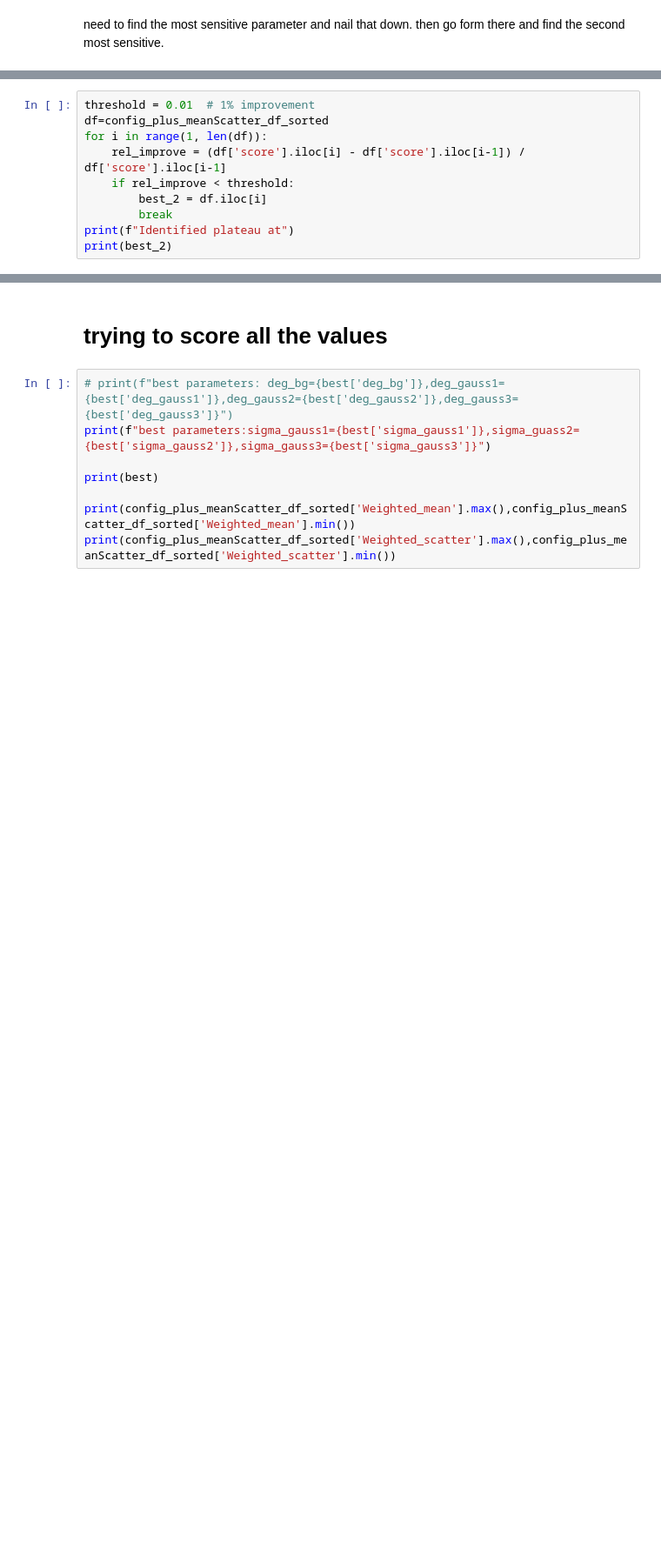
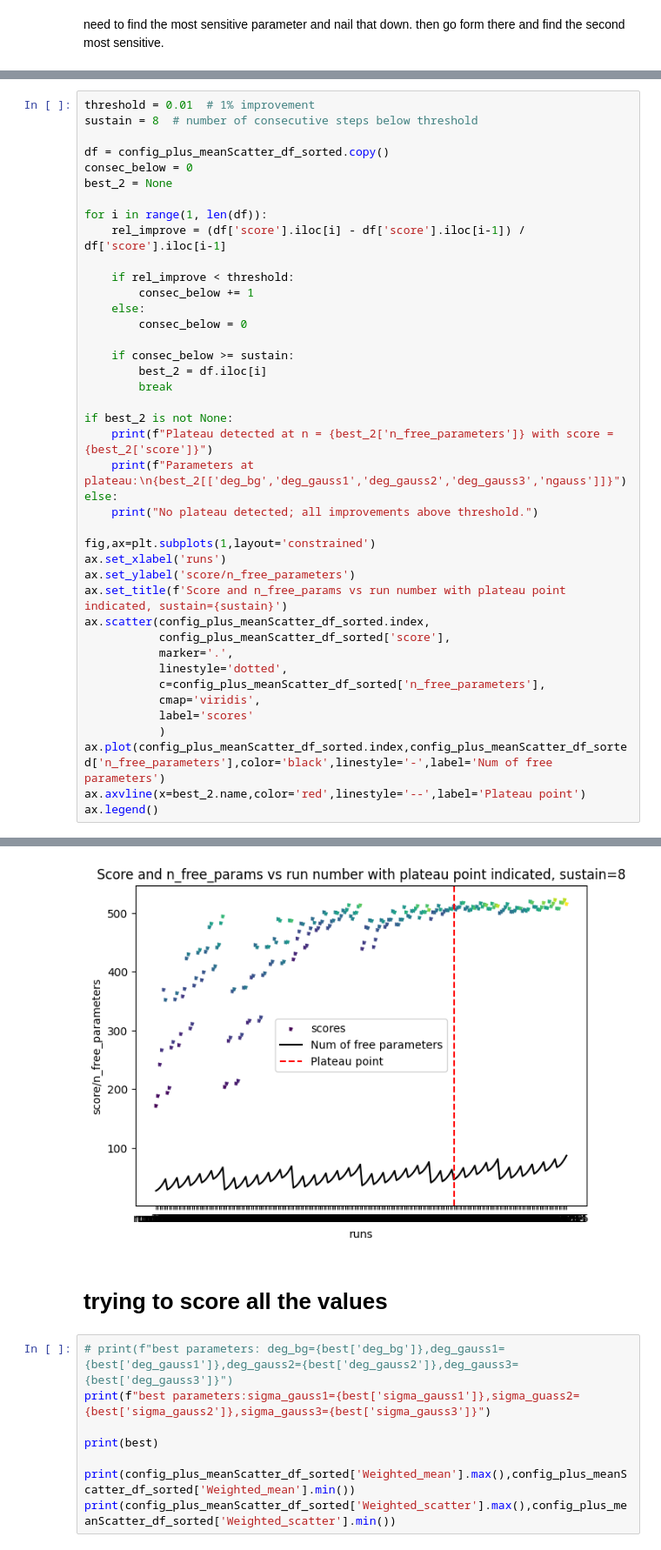
Before and after one commit to damianfrench/Physics-3rd-year-DIA-Lab, a Jupyter notebook: mean_scatter.ipynb, the cells around one changed output, grey strips where cells are left out. Shown at 87% size. Cells and saved outputs as stored; diff of their text form; blank space fills up the shorter version.

```diff
--- a/mean_scatter.ipynb
+++ b/mean_scatter.ipynb
@@ -386,11 +384,42 @@ best=config_plus_meanScatter_df_sorted.loc[config_plus_meanScatter_df_sorted['sc
 # %%
 threshold = 0.01  # 1% improvement
-df=config_plus_meanScatter_df_sorted
+sustain = 8  # number of consecutive steps below threshold
+
+df = config_plus_meanScatter_df_sorted.copy()
+consec_below = 0
+best_2 = None
+
 for i in range(1, len(df)):
     rel_improve = (df['score'].iloc[i] - df['score'].iloc[i-1]) / df['score'].iloc[i-1]
+
     if rel_improve < threshold:
+        consec_below += 1
+    else:
+        consec_below = 0
+
+    if consec_below >= sustain:
         best_2 = df.iloc[i]
         break
-print(f"Identified plateau at")
-print(best_2)
+
+if best_2 is not None:
+    print(f"Plateau detected at n = {best_2['n_free_parameters']} with score = {best_2['score']}")
+    print(f"Parameters at plateau:\n{best_2[['deg_bg','deg_gauss1','deg_gauss2','deg_gauss3','ngauss']]}")
+else:
+    print("No plateau detected; all improvements above threshold.")
+
+fig,ax=plt.subplots(1,layout='constrained')
+ax.set_xlabel('runs')
+ax.set_ylabel('score/n_free_parameters')
+ax.set_title(f'Score and n_free_params vs run number with plateau point indicated, sustain={sustain}')
+ax.scatter(config_plus_meanScatter_df_sorted.index,
+           config_plus_meanScatter_df_sorted['score'],
+           marker='.',
+           linestyle='dotted',
+           c=config_plus_meanScatter_df_sorted['n_free_parameters'],
+           cmap='viridis',
+           label='scores'
+           )
+ax.plot(config_plus_meanScatter_df_sorted.index,config_plus_meanScatter_df_sorted['n_free_parameters'],color='black',linestyle='-',label='Num of free parameters')
+ax.axvline(x=best_2.name,color='red',linestyle='--',label='Plateau point')
+ax.legend()
 # %% [output]
@@ -414,3 +435,4 @@ Name: run1085, dtype: float64
+[figure, added]
 # %% [markdown]
 # trying to score all the values
 # %%
```
Also changed, not shown: parts of 3 cells of this notebook.
